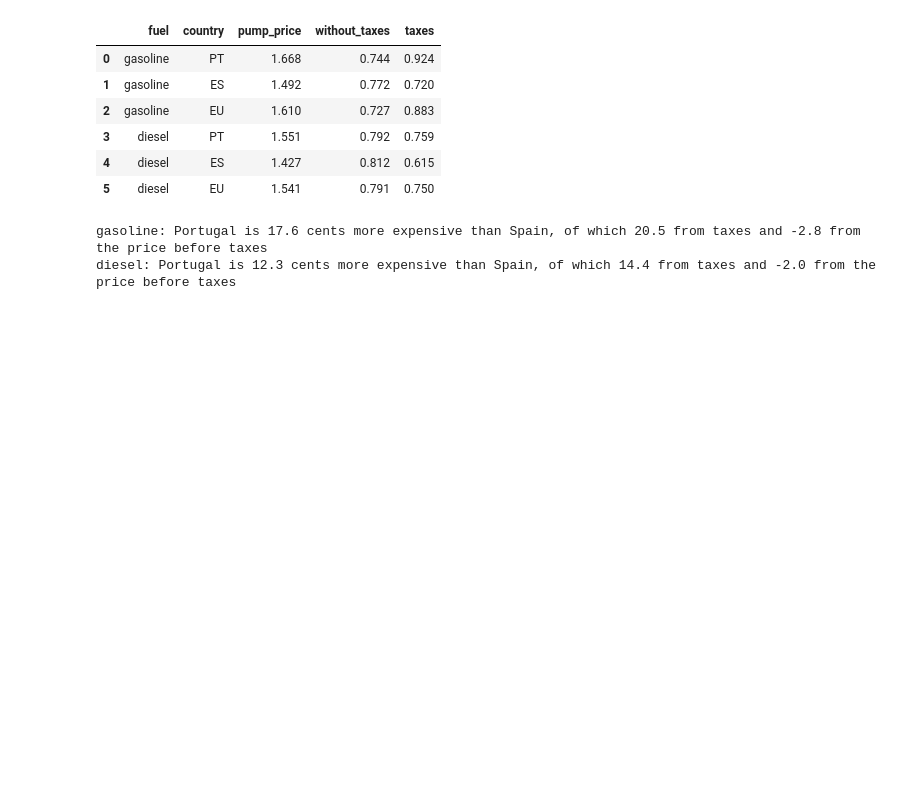
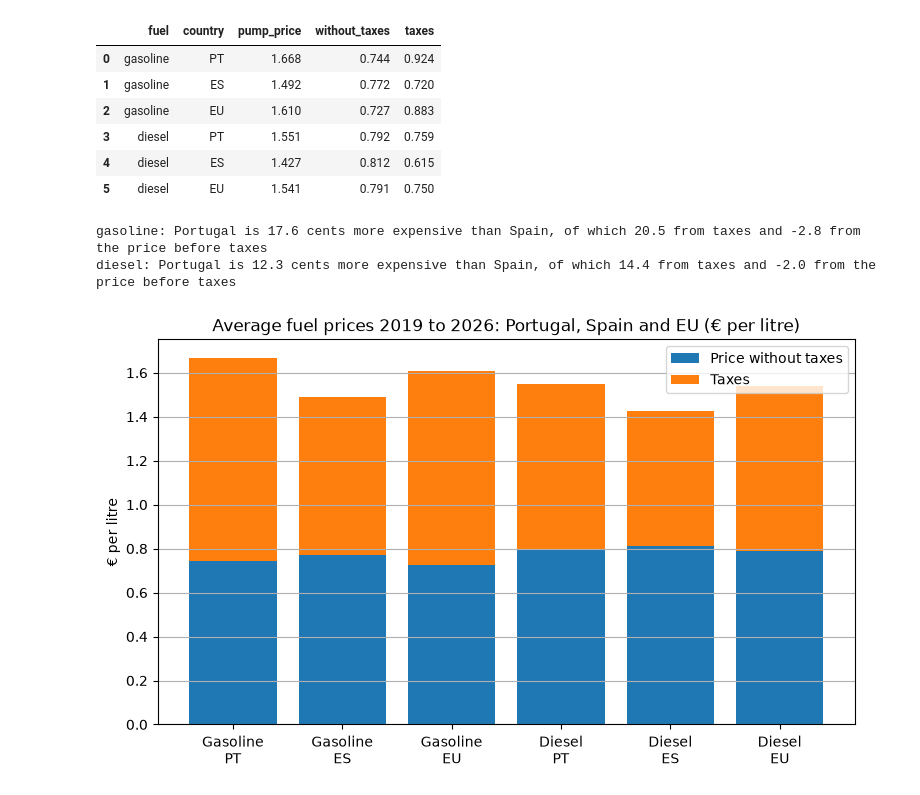
Before and after one commit to josepaulonunes/fuel-prices-portugal, a Jupyter notebook: notebooks/04_portugal_vs_eu.ipynb, the cells around one changed output. Cells and saved outputs as stored; diff of their text form; code cells hidden in the pictures; blank space fills up the shorter version.

Commit message:
Add charts comparing Portugal, Spain and the EU

```diff
--- a/notebooks/04_portugal_vs_eu.ipynb
+++ b/notebooks/04_portugal_vs_eu.ipynb
@@ -90,3 +90,20 @@ for fuel_name in ["gasoline", "diesel"]:
 # %% [output]
 gasoline: Portugal is 17.6 cents more expensive than Spain, of which 20.5 from taxes and -2.8 from the price before taxes
 diesel: Portugal is 12.3 cents more expensive than Spain, of which 14.4 from taxes and -2.0 from the price before taxes
+# %%
+# Bar chart: average price split into price without taxes and taxes, by country
+labels = (summary["fuel"].str.capitalize() + "\n" + summary["country"]).tolist()
+
+plt.figure(figsize=(9, 5))
+plt.bar(labels, summary["without_taxes"], label="Price without taxes")
+plt.bar(labels, summary["taxes"], bottom=summary["without_taxes"], label="Taxes")
+plt.title("Average fuel prices 2019 to 2026: Portugal, Spain and EU (€ per litre)")
+plt.ylabel("€ per litre")
+plt.legend()
+plt.grid(True, axis="y")
+
+# Save and show the chart
+plt.savefig("../figures/portugal_spain_eu_prices.png")
+plt.show()
+# %% [output]
+[figure, added]
```
Also changed, not shown: parts of 1 cell of this notebook, 2 other files.
